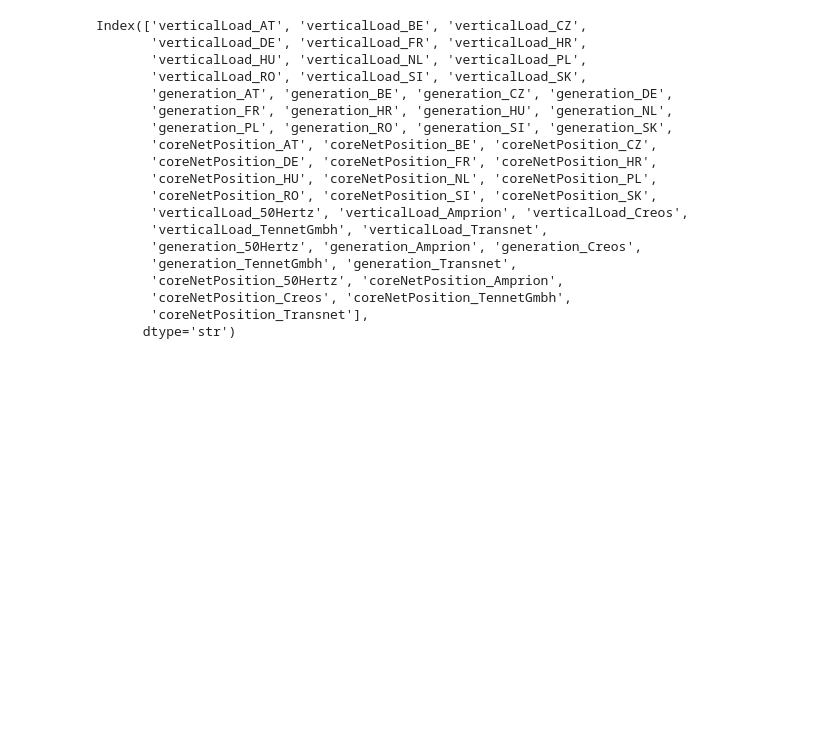
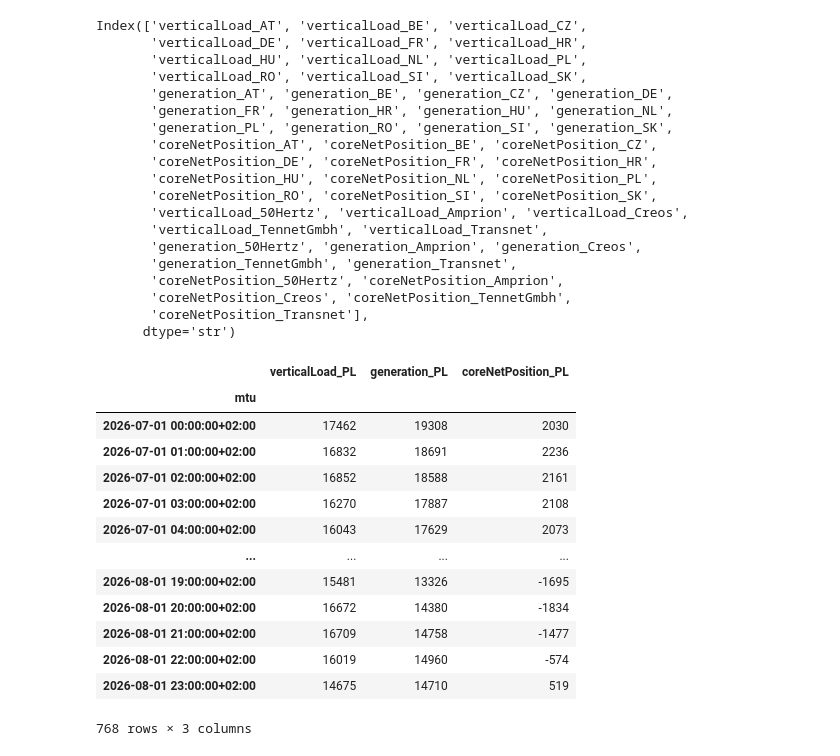
Before and after one commit to mateuszdoktor/day-ahead-electricity-price-forecasting, a Jupyter notebook: notebooks/01_per_source/01_JAO_data_overview.ipynb, the cells around one changed output. Saved outputs shown, nothing was run; the diff lists cells and outputs as text; code cells hidden in the pictures; blank space fills up the shorter version.

```diff
--- a/notebooks/01_per_source/01_JAO_data_overview.ipynb
+++ b/notebooks/01_per_source/01_JAO_data_overview.ipynb
@@ -174,3 +192,20 @@ Index(['verticalLoad_AT', 'verticalLoad_BE', 'verticalLoad_CZ',
        'coreNetPosition_Creos', 'coreNetPosition_TennetGmbh',
        'coreNetPosition_Transnet'],
       dtype='str')
+# %%
+dc2f[[x for x in dc2f.columns if "PL" in x]]
+# %% [output]
+|  | verticalLoad_PL | generation_PL | coreNetPosition_PL |
+| mtu |  |  |  |
+| 2026-07-01 00:00:00+02:00 | 17462 | 19308 | 2030 |
+| 2026-07-01 01:00:00+02:00 | 16832 | 18691 | 2236 |
+| 2026-07-01 02:00:00+02:00 | 16852 | 18588 | 2161 |
+| 2026-07-01 03:00:00+02:00 | 16270 | 17887 | 2108 |
+| 2026-07-01 04:00:00+02:00 | 16043 | 17629 | 2073 |
+| ... | ... | ... | ... |
+| 2026-08-01 19:00:00+02:00 | 15481 | 13326 | -1695 |
+| 2026-08-01 20:00:00+02:00 | 16672 | 14380 | -1834 |
+| 2026-08-01 21:00:00+02:00 | 16709 | 14758 | -1477 |
+| 2026-08-01 22:00:00+02:00 | 16019 | 14960 | -574 |
+| 2026-08-01 23:00:00+02:00 | 14675 | 14710 | 519 |
+768 rows × 3 columns
```
Also changed, not shown: parts of 4 cells of this notebook.
